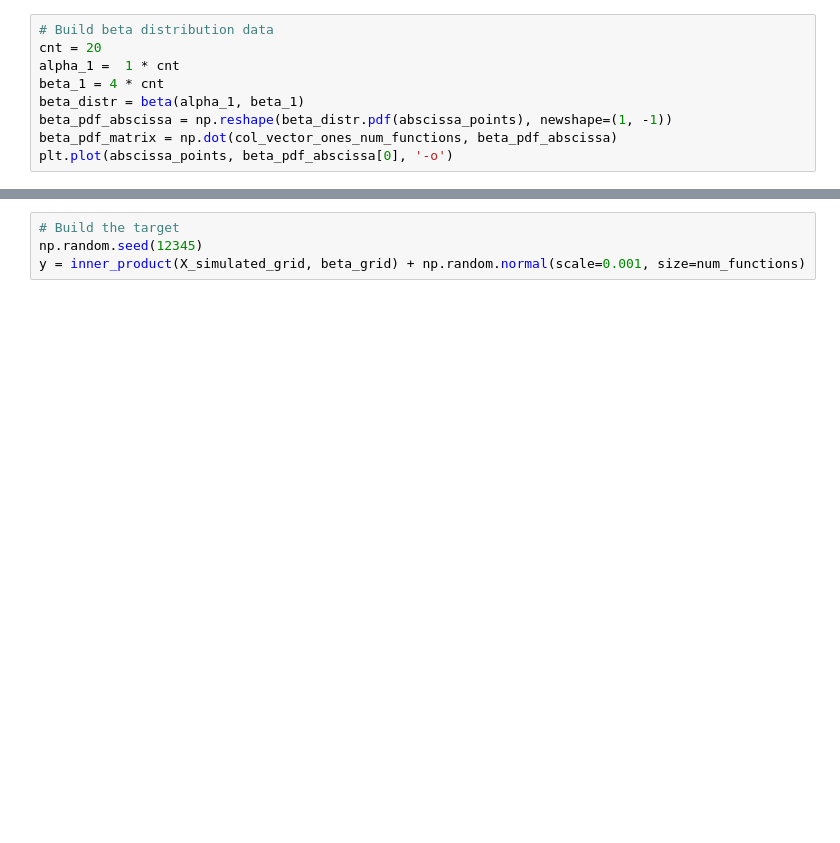
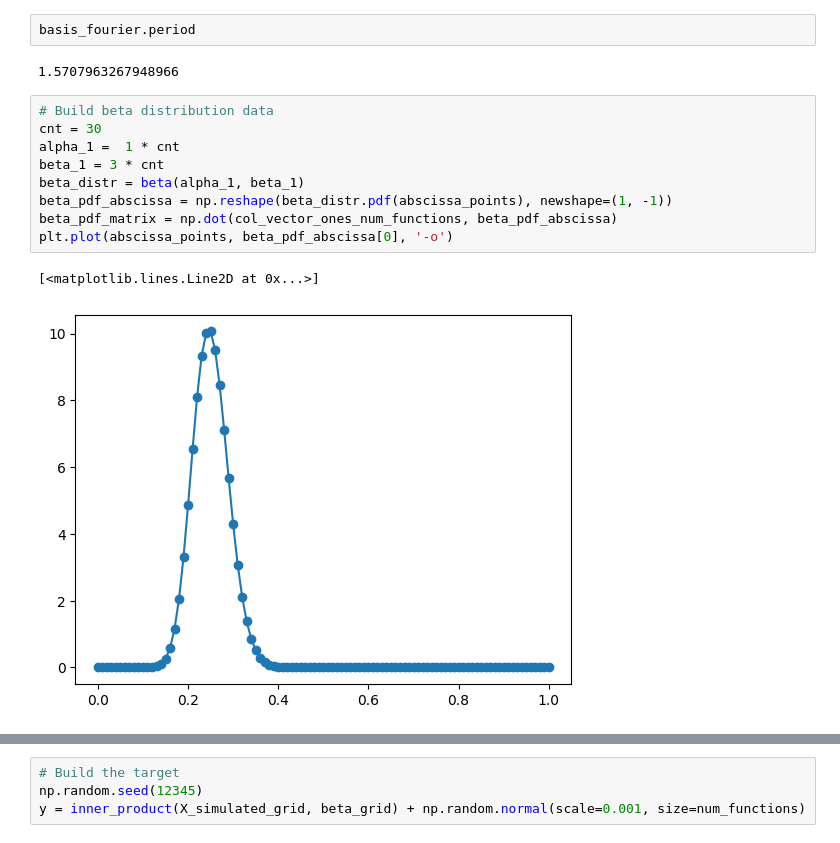
Before and after one commit to pachoning/shapley_fda_experiments, a Jupyter notebook: data_beta.ipynb, the cells around one changed output, grey strips where cells are left out. Cells and saved outputs as stored; diff of their text form; blank space fills up the shorter version.

```diff
--- a/data_beta.ipynb
+++ b/data_beta.ipynb
@@ -50,9 +57,16 @@ zzz = X_simulated_grid.plot()
+# %%
+basis_fourier.period
+# %% [output]
+1.5707963267948966
 # %%
 # Build beta distribution data
-cnt = 20
+cnt = 30
 alpha_1 =  1 * cnt
-beta_1 = 4 * cnt
+beta_1 = 3 * cnt
 beta_distr = beta(alpha_1, beta_1)
 beta_pdf_abscissa = np.reshape(beta_distr.pdf(abscissa_points), newshape=(1, -1))
 beta_pdf_matrix = np.dot(col_vector_ones_num_functions, beta_pdf_abscissa)
 plt.plot(abscissa_points, beta_pdf_abscissa[0], '-o')
+# %% [output]
+[<matplotlib.lines.Line2D at 0x...>]
+[figure, added]
```
Also changed, not shown: parts of 14 cells of this notebook, 1 other file.
